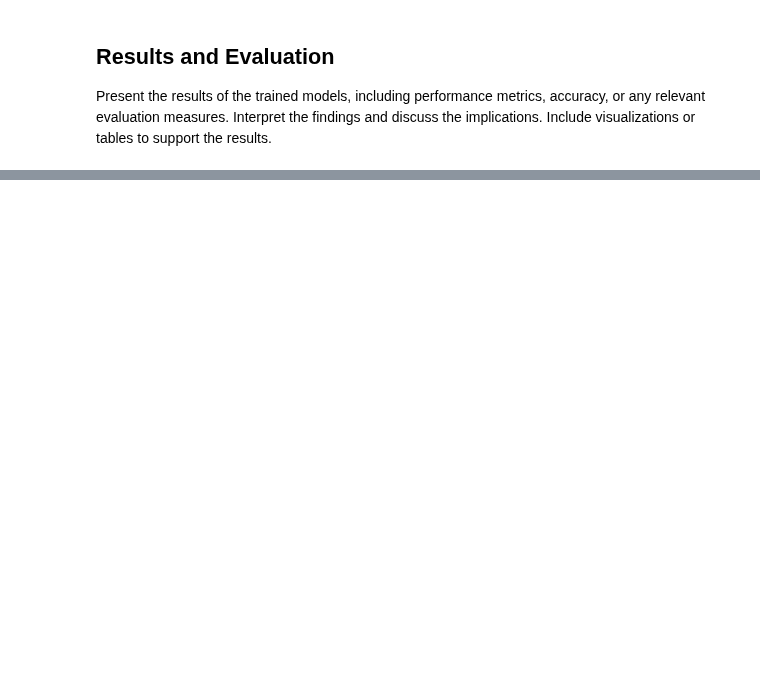
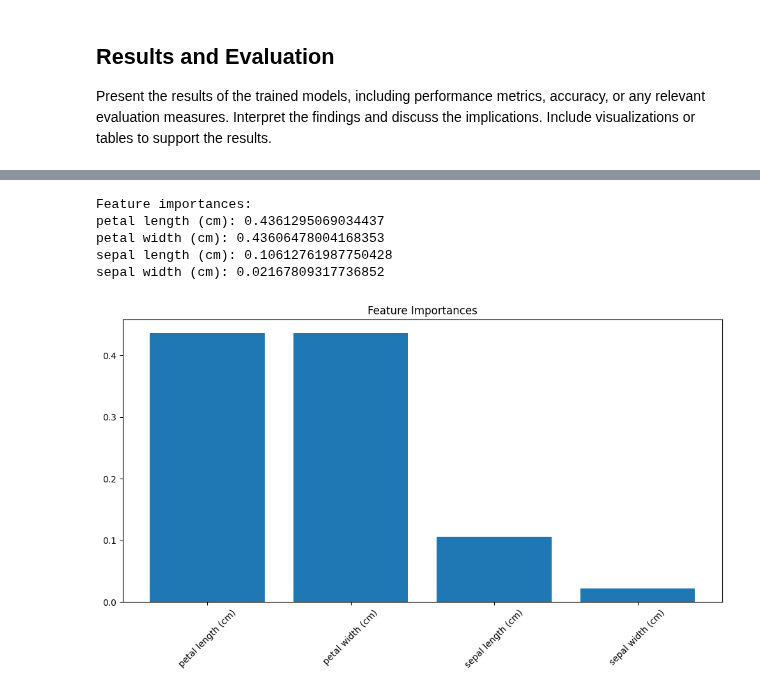
Before and after one commit to zainabnazari/ppmi, a Jupyter notebook: main_ppmi_notebook.ipynb, the cells around one changed output, grey strips where cells are left out. Drawn from its saved outputs; the diff is of its cells as text; code cells hidden in the pictures; blank space fills up the shorter version.

```diff
--- a/main_ppmi_notebook.ipynb
+++ b/main_ppmi_notebook.ipynb
@@ -684,0 +775,42 @@ plt.show()
+# %%
+import numpy as np
+import matplotlib.pyplot as plt
+from sklearn.datasets import load_iris
+from sklearn.ensemble import RandomForestClassifier
+
+# Load the Iris dataset
+data = load_iris()
+X = data.data
+y = data.target
+
+# Create a Random Forest Classifier
+rf_classifier = RandomForestClassifier(n_estimators=100, random_state=42)
+
+# Fit the model to the data
+rf_classifier.fit(X, y)
+
+# Get feature importances from all 100 trees
+feature_importances = np.mean([tree.feature_importances_ for tree in rf_classifier.estimators_], axis=0)
+
+# Sort the feature importances in descending order
+sorted_indices = np.argsort(feature_importances)[::-1]
+
+# Print feature importances
+print("Feature importances:")
+for i in sorted_indices:
+    print(f"{data.feature_names[i]}: {feature_importances[i]}")
+
+# Plot the feature importances
+plt.figure(figsize=(10, 6))
+plt.title("Feature Importances")
+plt.bar(range(X.shape[1]), feature_importances[sorted_indices], align="center")
+plt.xticks(range(X.shape[1]), np.array(data.feature_names)[sorted_indices], rotation=45)
+plt.tight_layout()
+plt.show()
+# %% [output]
+Feature importances:
+petal length (cm): 0.4361295069034437
+petal width (cm): 0.43606478004168353
+sepal length (cm): 0.10612761987750428
+sepal width (cm): 0.02167809317736852
+[figure, added]
```
Also changed, not shown: parts of 13 cells of this notebook, 2 other files.
